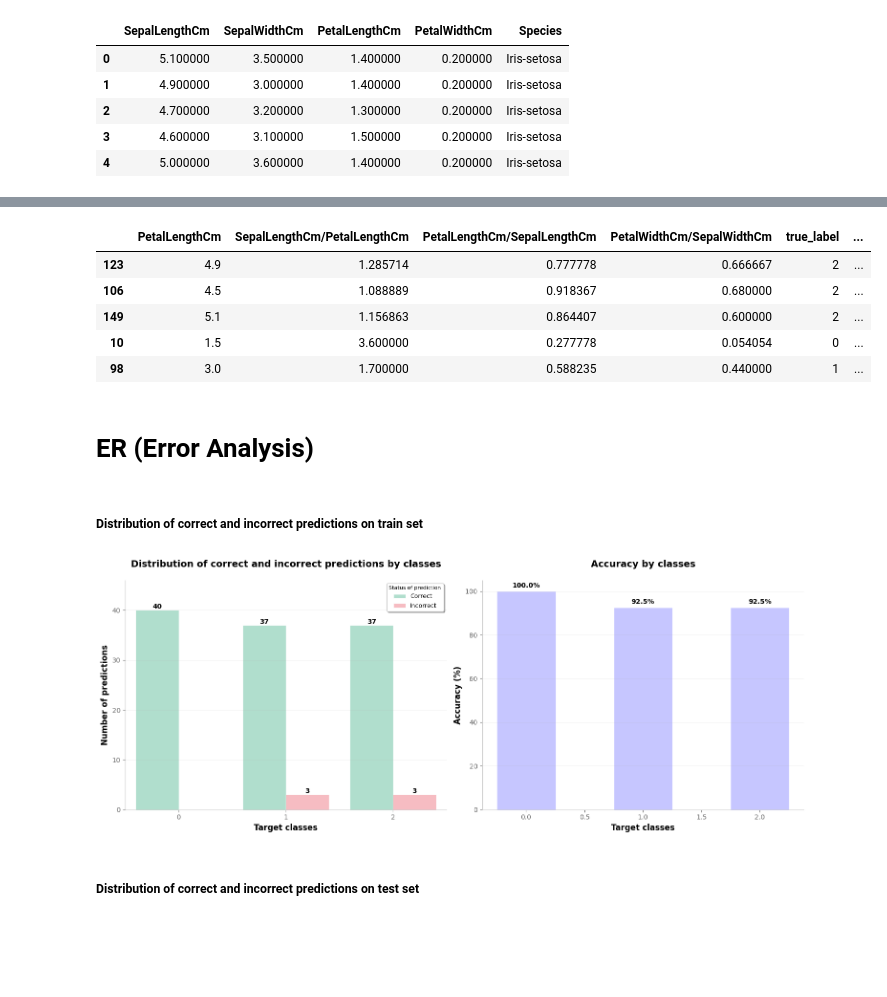
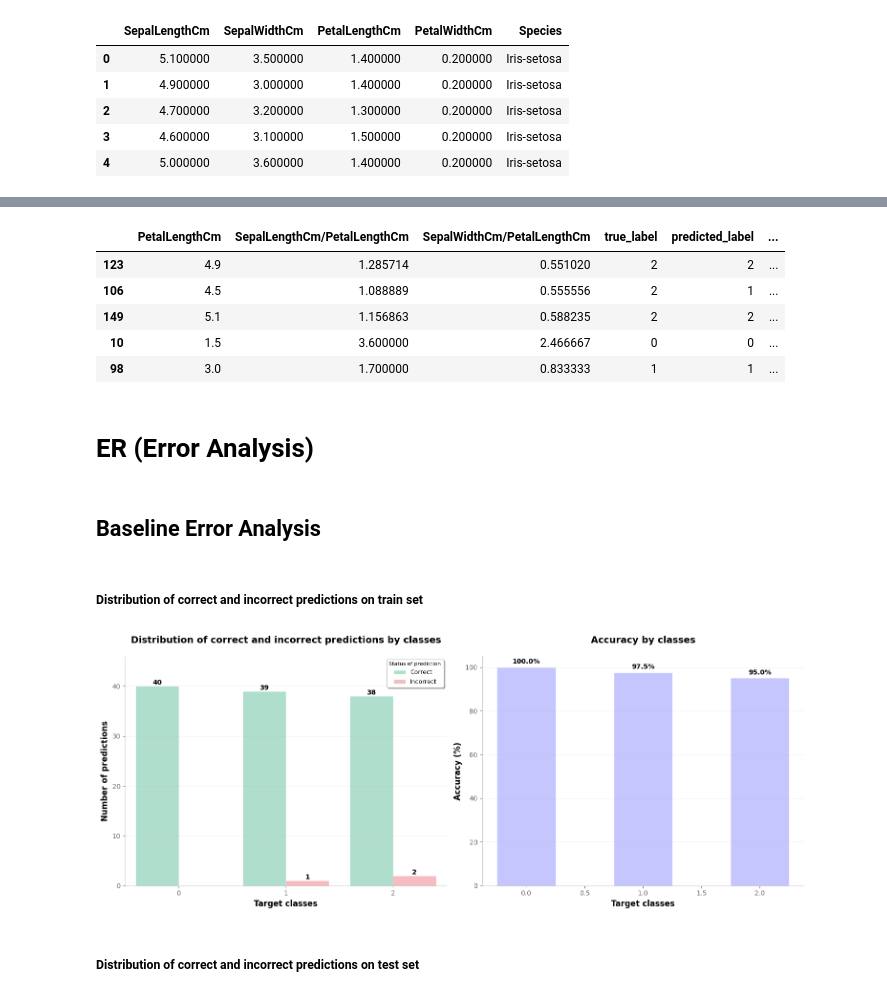
Before and after one commit to MNechai-2003/Iris-Species, a Jupyter notebook: src/notebooks/iris_analys.ipynb, the cells around one changed output, grey strips where cells are left out. Drawn from its saved outputs; the diff is of its cells as text; code cells hidden in the pictures; blank space fills up the shorter version.

```diff
--- a/src/notebooks/iris_analys.ipynb
+++ b/src/notebooks/iris_analys.ipynb
@@ -74,4 +126,4 @@ display(iris_df.head().style.background_gradient(cmap='Greys'))
 # %%
-new_df = generate_top_features(iris_df, target_column='Species', k=4)
+new_df = generate_top_features(iris_df, target_column='Species', k=3)
 new_df.head()
 # %% [output]
@@ -141,19 +159,19 @@ X_new.head()
 # %%
-# build baseline logistic regression model
-baseline_logistic_regression_model = LogisticRegression(max_iter=50, random_state=42)
-baseline_logistic_regression_model.fit(X_train, y_train)
+# build working logistic regression model
+working_model = LogisticRegression(max_iter=50, random_state=41)
+working_model.fit(X_new_train, y_new_train)
 
-baseline_train_df_with_predictions, baseline_train_accuracy, baseline_train_precision, baseline_train_recall, baseline_train_f1 = evaluate_model(X_train, y_train, baseline_logistic_regression_model)
-baseline_test_df_with_predictions, baseline_test_accuracy, baseline_test_precision, baseline_test_recall, baseline_test_f1 = evaluate_model(X_test, y_test, baseline_logistic_regression_model)
+working_train_df_with_predictions, working_train_accuracy, working_train_precision, working_train_recall, working_train_f1 = evaluate_model(X_new_train, y_new_train, working_model)
+working_test_df_with_predictions, working_test_accuracy, working_test_precision, working_test_recall, working_test_f1 = evaluate_model(X_new_test, y_new_test, working_model)
 
-print("Baseline model evaluation:")
-print(f"Train Accuracy: {baseline_train_accuracy:.4f}")
-print(f"Train Precision: {baseline_train_precision:.4f}")
-print(f"Train Recall: {baseline_train_recall:.4f}")
-print(f"Train F1: {baseline_train_f1:.4f}")
+print("Working model evaluation:")
+print(f"Train Accuracy: {working_train_accuracy:.4f}")
+print(f"Train Precision: {working_train_precision:.4f}")
+print(f"Train Recall: {working_train_recall:.4f}")
+print(f"Train F1: {working_train_f1:.4f}")
 print('---------------------')
-print(f"Test Accuracy: {baseline_test_accuracy:.4f}")
-print(f"Test Precision: {baseline_test_precision:.4f}")
-print(f"Test Recall: {baseline_test_recall:.4f}")
-print(f"Test F1: {baseline_test_f1:.4f}")
+print(f"Test Accuracy: {working_test_accuracy:.4f}")
+print(f"Test Precision: {working_test_precision:.4f}")
+print(f"Test Recall: {working_test_recall:.4f}")
+print(f"Test F1: {working_test_f1:.4f}")
 # %% [output]
@@ -206,20 +188,22 @@ Test F1: 1.0000
 # %%
-train_df_with_predictions.head()
+working_train_df_with_predictions.head()
 # %% [output]
-|  | PetalLengthCm | SepalLengthCm/PetalLengthCm | PetalLengthCm/SepalLengthCm | PetalWidthCm/SepalWidthCm | true_label | ... |
-| 123 | 4.9 | 1.285714 | 0.777778 | 0.666667 | 2 | ... |
-| 106 | 4.5 | 1.088889 | 0.918367 | 0.680000 | 2 | ... |
-| 149 | 5.1 | 1.156863 | 0.864407 | 0.600000 | 2 | ... |
-| 10 | 1.5 | 3.600000 | 0.277778 | 0.054054 | 0 | ... |
-| 98 | 3.0 | 1.700000 | 0.588235 | 0.440000 | 1 | ... |
+|  | PetalLengthCm | SepalLengthCm/PetalLengthCm | SepalWidthCm/PetalLengthCm | true_label | predicted_label | ... |
+| 123 | 4.9 | 1.285714 | 0.551020 | 2 | 2 | ... |
+| 106 | 4.5 | 1.088889 | 0.555556 | 2 | 1 | ... |
+| 149 | 5.1 | 1.156863 | 0.588235 | 2 | 2 | ... |
+| 10 | 1.5 | 3.600000 | 2.466667 | 0 | 0 | ... |
+| 98 | 3.0 | 1.700000 | 0.833333 | 1 | 1 | ... |
 # %% [markdown]
 # ER (Error Analysis)
+# %% [markdown]
+## Baseline Error Analysis
 # %% [markdown]
 ##### Distribution of correct and incorrect predictions on train set
 # %%
-plot_error_distribution(train_df_with_predictions['predicted_label'], y_new_train)
+plot_error_distribution(baseline_train_df_with_predictions['predicted_label'], y_train)
 # %% [output]
-[figure, old version]
+[figure, new version]
 # %% [markdown]
 ##### Distribution of correct and incorrect predictions on test set
 # %%
```
Also changed, not shown: parts of 61 cells of this notebook, 1 other file.
